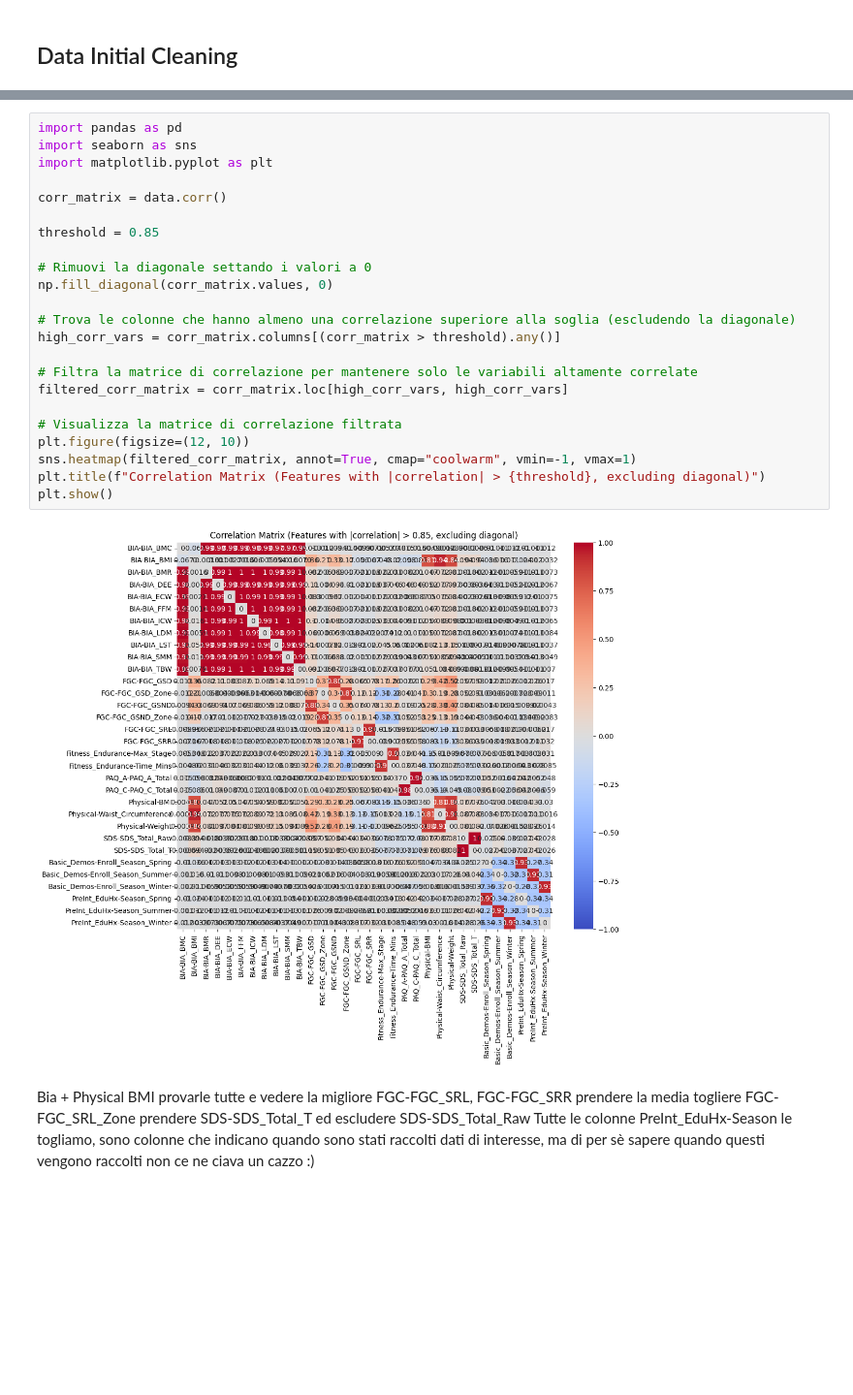
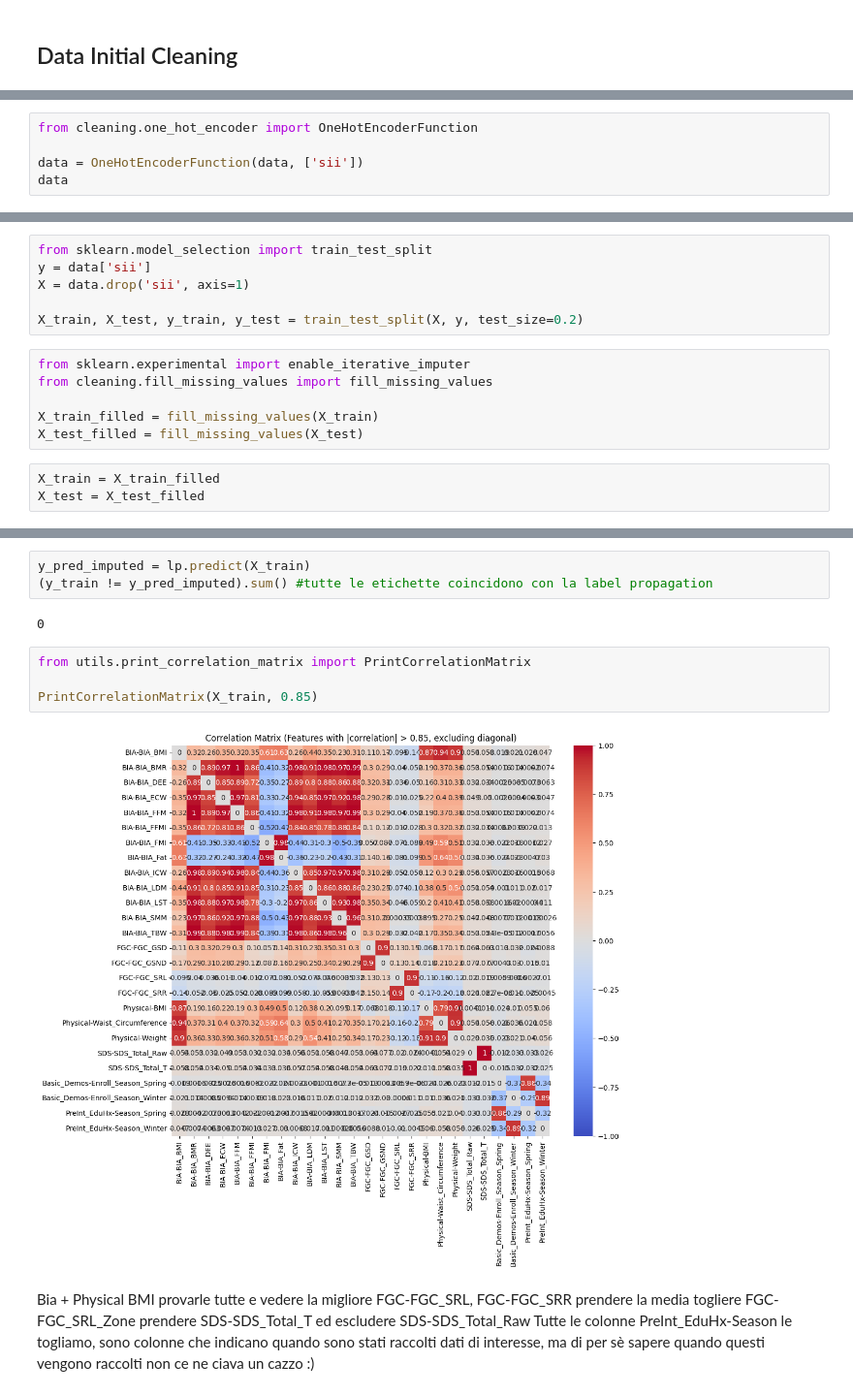
Before and after one commit to EliaCoro/progetto_dwm, a Jupyter notebook: work/progetto.ipynb, the cells around one changed output, grey strips where cells are left out. Shown at 97% size. Saved outputs shown, nothing was run; the diff lists cells and outputs as text; blank space fills up the shorter version.

```diff
--- a/work/progetto.ipynb
+++ b/work/progetto.ipynb
@@ -135,0 +93,5 @@ data
+# %%
+from cleaning.one_hot_encoder import OneHotEncoderFunction
+
+data = OneHotEncoderFunction(data, ['sii'])
+data
@@ -135,0 +112,15 @@ data
+# %%
+from sklearn.model_selection import train_test_split
+y = data['sii']
+X = data.drop('sii', axis=1)
+
+X_train, X_test, y_train, y_test = train_test_split(X, y, test_size=0.2)
+# %%
+from sklearn.experimental import enable_iterative_imputer
+from cleaning.fill_missing_values import fill_missing_values
+
+X_train_filled = fill_missing_values(X_train)
+X_test_filled = fill_missing_values(X_test)
+# %%
+X_train = X_train_filled
+X_test = X_test_filled
@@ -136,28 +170,14 @@ data
+# %%
+y_pred_imputed = lp.predict(X_train)
+(y_train != y_pred_imputed).sum() #tutte le etichette coincidono con la label propagation
+# %% [output]
+0
 # %%
-import pandas as pd
-import seaborn as sns
-import matplotlib.pyplot as plt
+from utils.print_correlation_matrix import PrintCorrelationMatrix
 
-corr_matrix = data.corr()
-
-threshold = 0.85
-
-# Rimuovi la diagonale settando i valori a 0
-np.fill_diagonal(corr_matrix.values, 0)
-
-# Trova le colonne che hanno almeno una correlazione superiore alla soglia (escludendo la diagonale)
-high_corr_vars = corr_matrix.columns[(corr_matrix > threshold).any()]
-
-# Filtra la matrice di correlazione per mantenere solo le variabili altamente correlate
-filtered_corr_matrix = corr_matrix.loc[high_corr_vars, high_corr_vars]
-
-# Visualizza la matrice di correlazione filtrata
-plt.figure(figsize=(12, 10))
-sns.heatmap(filtered_corr_matrix, annot=True, cmap="coolwarm", vmin=-1, vmax=1)
-plt.title(f"Correlation Matrix (Features with |correlation| > {threshold}, excluding diagonal)")
-plt.show()
+PrintCorrelationMatrix(X_train, 0.85)
 # %% [output]
-[figure, old version]
+[figure, new version]
 # %% [markdown]
 Bia + Physical BMI provarle tutte e vedere la migliore
 FGC-FGC_SRL, FGC-FGC_SRR prendere la media
```
Also changed, not shown: parts of 29 cells of this notebook, 7 other files.
